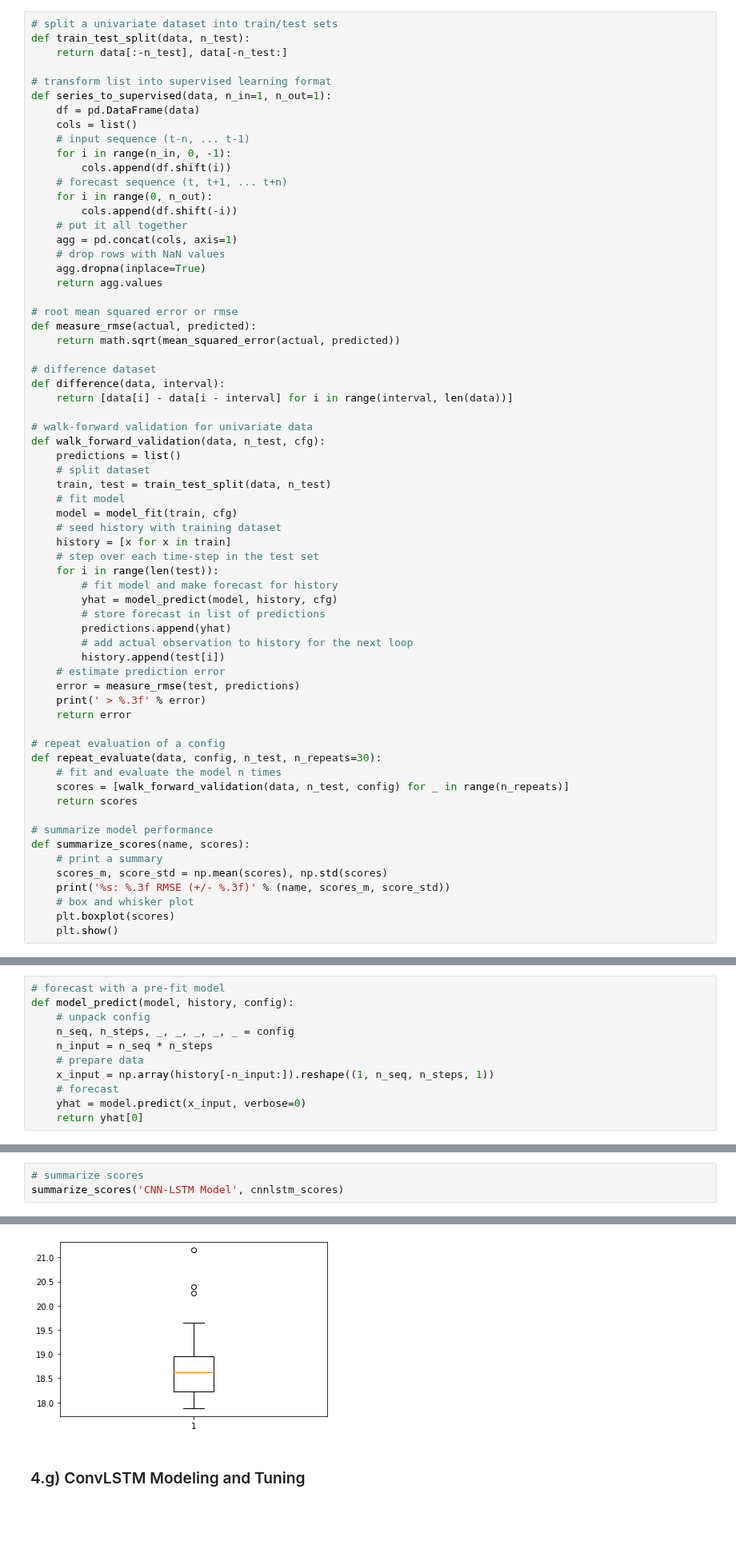
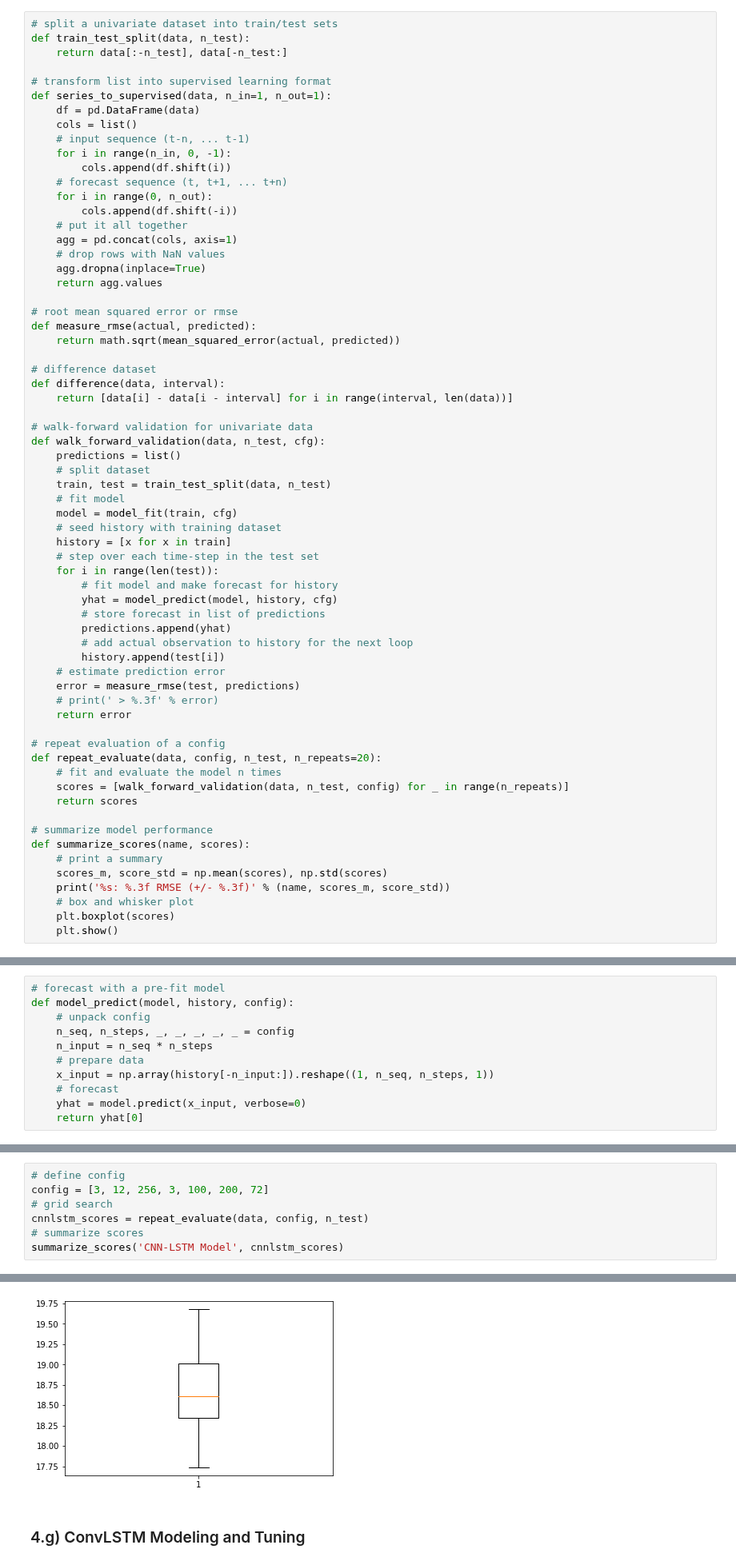
Before and after one commit to daines-analytics/time-series-projects, a Jupyter notebook: py_timeseries_arosa_ozone_concentration/py_timeseries_tensorflow_arosa_ozone_concentration.ipynb, the cells around one changed output, grey strips where cells are left out. Shown at 80% size. Saved outputs shown, nothing was run; the diff lists cells and outputs as text; blank space fills up the shorter version.

```diff
--- a/py_timeseries_arosa_ozone_concentration/py_timeseries_tensorflow_arosa_ozone_concentration.ipynb
+++ b/py_timeseries_arosa_ozone_concentration/py_timeseries_tensorflow_arosa_ozone_concentration.ipynb
@@ -307,11 +307,11 @@ def walk_forward_validation(data, n_test, cfg):
         history.append(test[i])
     # estimate prediction error
     error = measure_rmse(test, predictions)
-    print(' > %.3f' % error)
+    # print(' > %.3f' % error)
     return error
 
 # repeat evaluation of a config
-def repeat_evaluate(data, config, n_test, n_repeats=30):
+def repeat_evaluate(data, config, n_test, n_repeats=20):
     # fit and evaluate the model n times
     scores = [walk_forward_validation(data, n_test, config) for _ in range(n_repeats)]
     return scores
@@ -611,4 +680,8 @@ WARNING:tensorflow:Layer lstm_59 will not use cuDNN kernels since it doesn't mee
 # %%
+# define config
+config = [3, 12, 256, 3, 100, 200, 72]
+# grid search
+cnnlstm_scores = repeat_evaluate(data, config, n_test)
 # summarize scores
 summarize_scores('CNN-LSTM Model', cnnlstm_scores)
 # %% [output]
@@ -616,4 +705,4 @@ CNN-LSTM Model: 18.762 RMSE (+/- 0.767)
-[figure, old version]
+[figure, new version]
 # %% [markdown]
 ### 4.g) ConvLSTM Modeling and Tuning
 # %%
```
Also changed, not shown: parts of 28 cells of this notebook, 1 other file.
